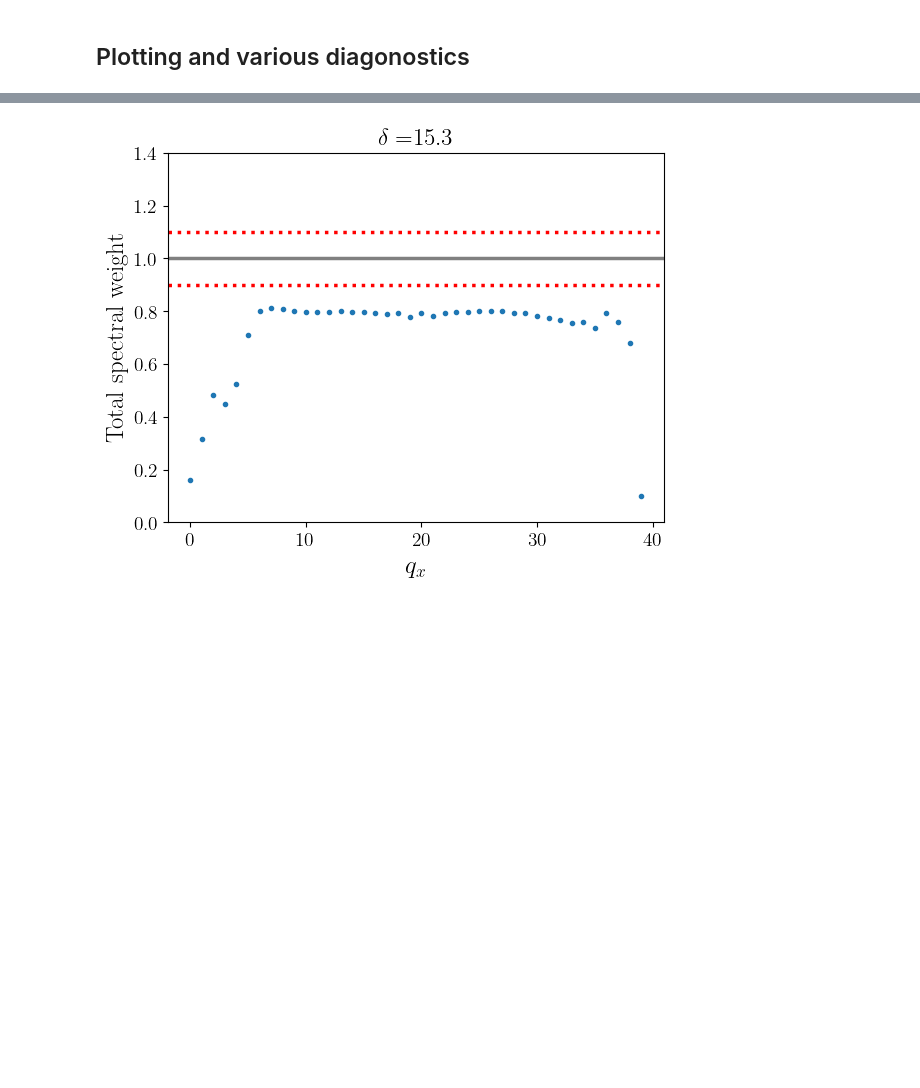
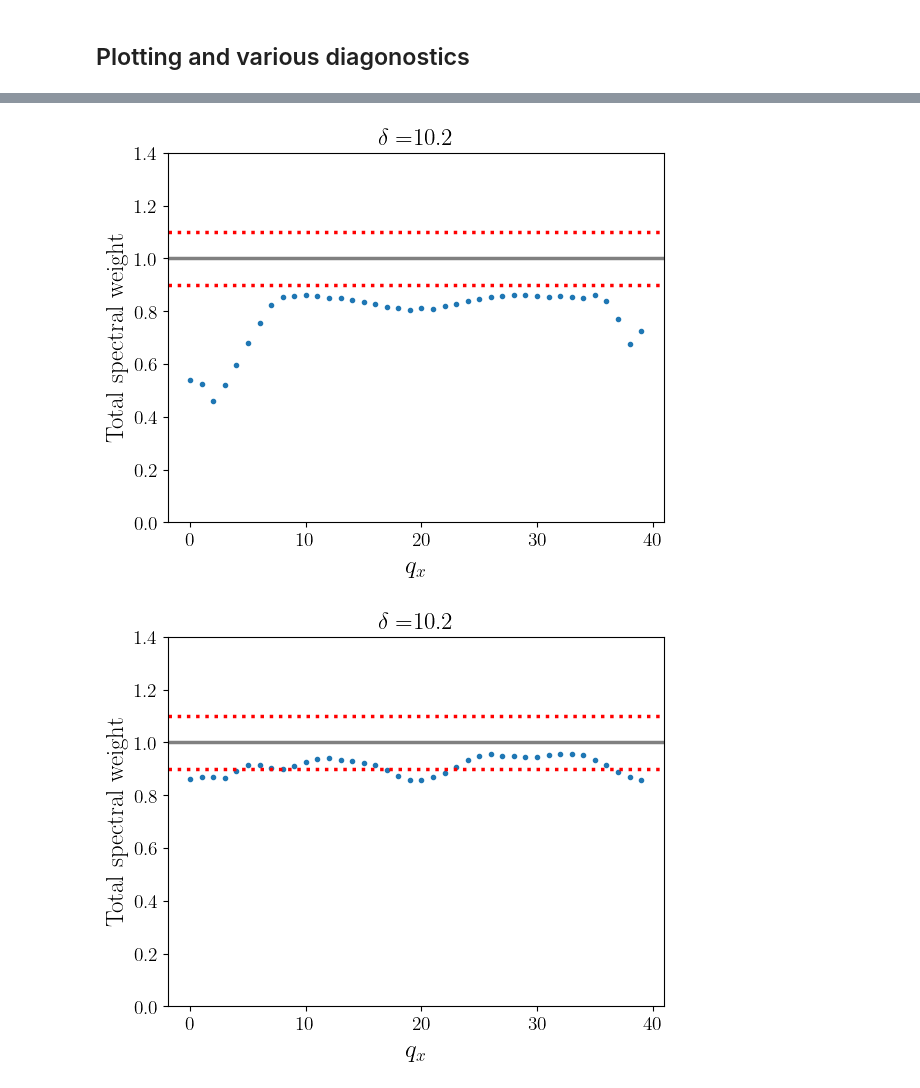
Before and after one commit to j-curtis/holes_and_magnons, a Jupyter notebook: Magnon_RPA_plots.ipynb, the cells around one changed output, grey strips where cells are left out. Saved outputs shown, nothing was run; the diff lists cells and outputs as text; code cells hidden in the pictures; blank space fills up the shorter version.

```diff
--- a/Magnon_RPA_plots.ipynb
+++ b/Magnon_RPA_plots.ipynb
@@ -27,7 +27,7 @@ dataDirectory = "../data/" ### Data is loaded from and stored to this folder
 ## Load in spectral function
 # %%
 ### Location of hole spectral functions
-holesDirectory = dataDirectory+"hole_spectra/05052025/2ksamples/"
+holesDirectory = dataDirectory+"hole_spectra/05052025/5ksamples/"
 holesFile = holesDirectory+"jon_request_0.5"
 
 #holesFile = dataDirectory+"/hole_spectra/03252025/Hole_Spectral_functionJz0.05_alfa0.999_Nx20_Ny20"
@@ -63,11 +63,11 @@ plt.show()
 # %% [markdown]
 ## Set parameters and computing doping
 # %%
-T = 0.001*rpa.t ### temperature
-U = 8.*rpa.t ### Hubbard U (used to compute J)
+T = 0.11*rpa.t ### temperature
+U = 10.*rpa.t ### Hubbard U (used to compute J)
 J = 4.*rpa.t**2/U ### Superexchange J
 #mu = -3.*rpa.t ### Chemical potential (controls doping)
-mu = -1.5*rpa.t
+mu = -1.62*rpa.t
 
 ### Compute doping
 delta = rpa.calc_density(kxs,kys,ws,A,mu,T)
@@ -197,12 +206,23 @@ plt.show()
 # %%
 plt.plot(sum_rule[:,0],'.')
 plt.axhline(1.,linestyle='solid',color='gray')
 plt.axhline(0.9,linestyle='dotted',color='red')
 plt.axhline(1.1,linestyle='dotted',color='red')
 plt.ylim(0.,1.4)
 plt.xlabel(r'$q_x$')
 plt.ylabel(r'Total spectral weight')
 plt.title(r'$\delta = $'+"{:0.1%}".format(delta))
 plt.show()
+
+plt.plot(sum_rule[:,10],'.')
+plt.axhline(1.,linestyle='solid',color='gray')
+plt.axhline(0.9,linestyle='dotted',color='red')
+plt.axhline(1.1,linestyle='dotted',color='red')
+plt.ylim(0.,1.4)
+plt.xlabel(r'$q_x$')
+plt.ylabel(r'Total spectral weight')
+plt.title(r'$\delta = $'+"{:0.1%}".format(delta))
+plt.show()
 # %% [output]
-[figure, old version]
+[figure, new version]
+[figure, added]
```
Also changed, not shown: parts of 7 cells of this notebook, 1 other file.
